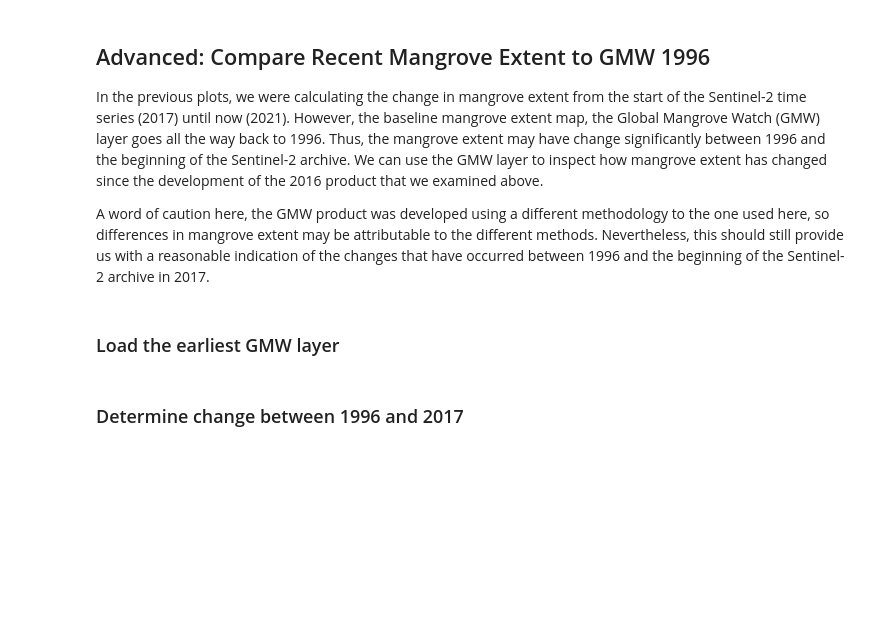
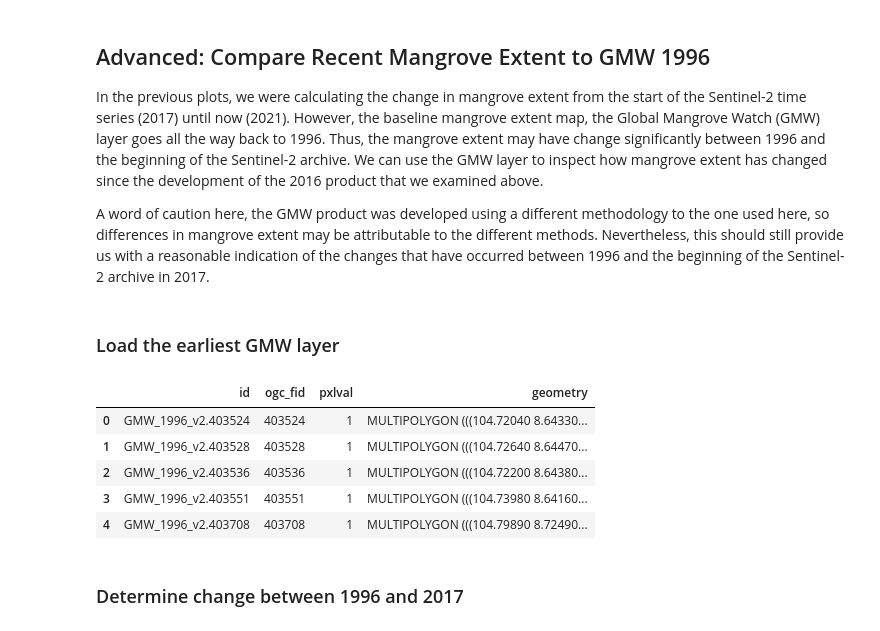
Before and after one commit to csiro-easi/eocsi-hackathon-2022, a Jupyter notebook: case-studies/Mangrove_analysis.ipynb, the cells around one changed output. Drawn from its saved outputs; the diff is of its cells as text; code cells hidden in the pictures; blank space fills up the shorter version.

```diff
--- a/case-studies/Mangrove_analysis.ipynb
+++ b/case-studies/Mangrove_analysis.ipynb
@@ -466,21 +549,28 @@ A word of caution here, the GMW product was developed using a different methodol
 # %%
 WFS_URL = "https://geoserver.asia.easi-eo.solutions/geoserver/ows?"
 WFS_LAYER = "unep-wcmc:GMW_1996_v2"
 
 wfs_request_params = {
     "service": "WFS",
     "version": "1.0.0",
     "request": "GetFeature",
     "typeName": WFS_LAYER,
     "outputFormat": "json",
     "bbox": f"{left},{bottom},{right},{top},EPSG:4326"
 }
 
 # Parse the URL with parameters
 request_url = Request("GET", WFS_URL, params=wfs_request_params).prepare().url
 
 # Read the data
-gmw_1996 = gpd.read_file(request_url)
+gmw_1996_gdf = gpd.read_file(request_url)
 
 # Examine first five rows of the data
-gmw_1996.head()
+gmw_1996_gdf.head()
+# %% [output]
+|  | id | ogc_fid | pxlval | geometry |
+| 0 | GMW_1996_v2.403524 | 403524 | 1 | MULTIPOLYGON (((104.72040 8.64330... |
+| 1 | GMW_1996_v2.403528 | 403528 | 1 | MULTIPOLYGON (((104.72640 8.64470... |
+| 2 | GMW_1996_v2.403536 | 403536 | 1 | MULTIPOLYGON (((104.72200 8.64380... |
+| 3 | GMW_1996_v2.403551 | 403551 | 1 | MULTIPOLYGON (((104.73980 8.64160... |
+| 4 | GMW_1996_v2.403708 | 403708 | 1 | MULTIPOLYGON (((104.79890 8.72490... |
```
Also changed, not shown: parts of 39 cells of this notebook, 1 other file.
